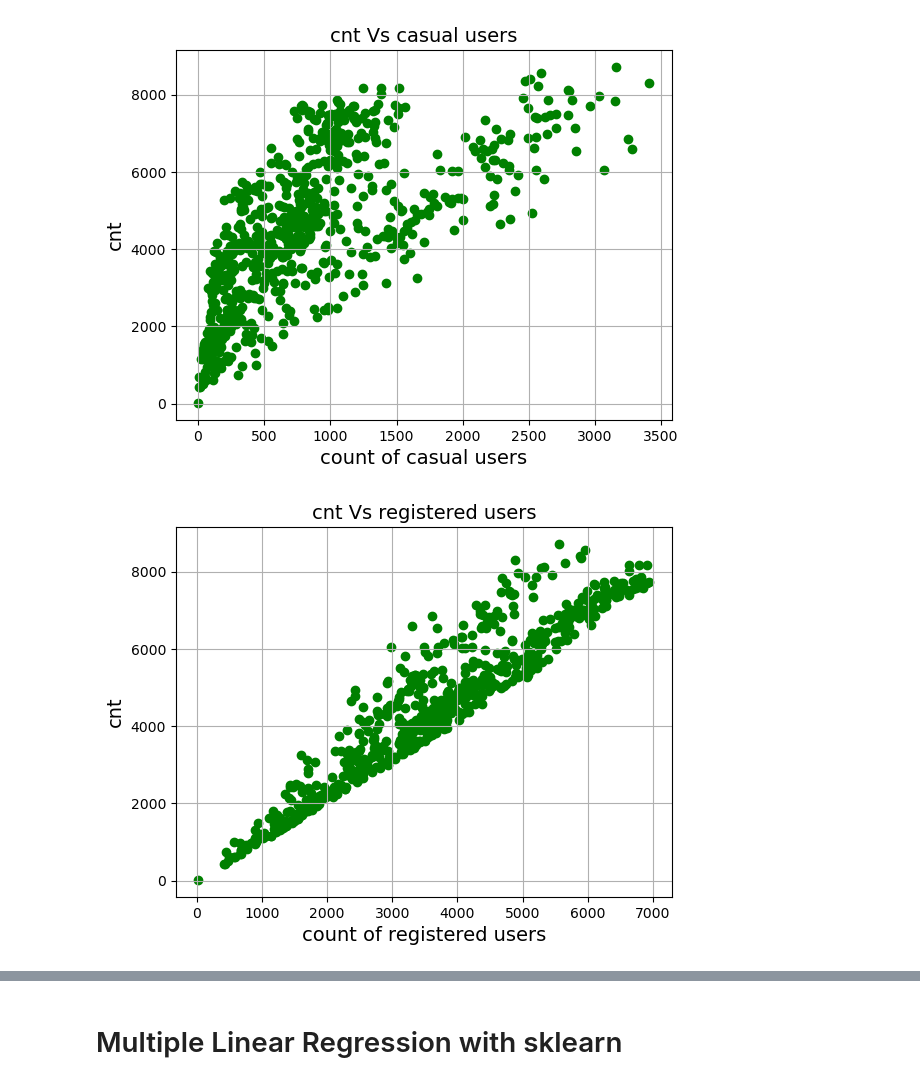
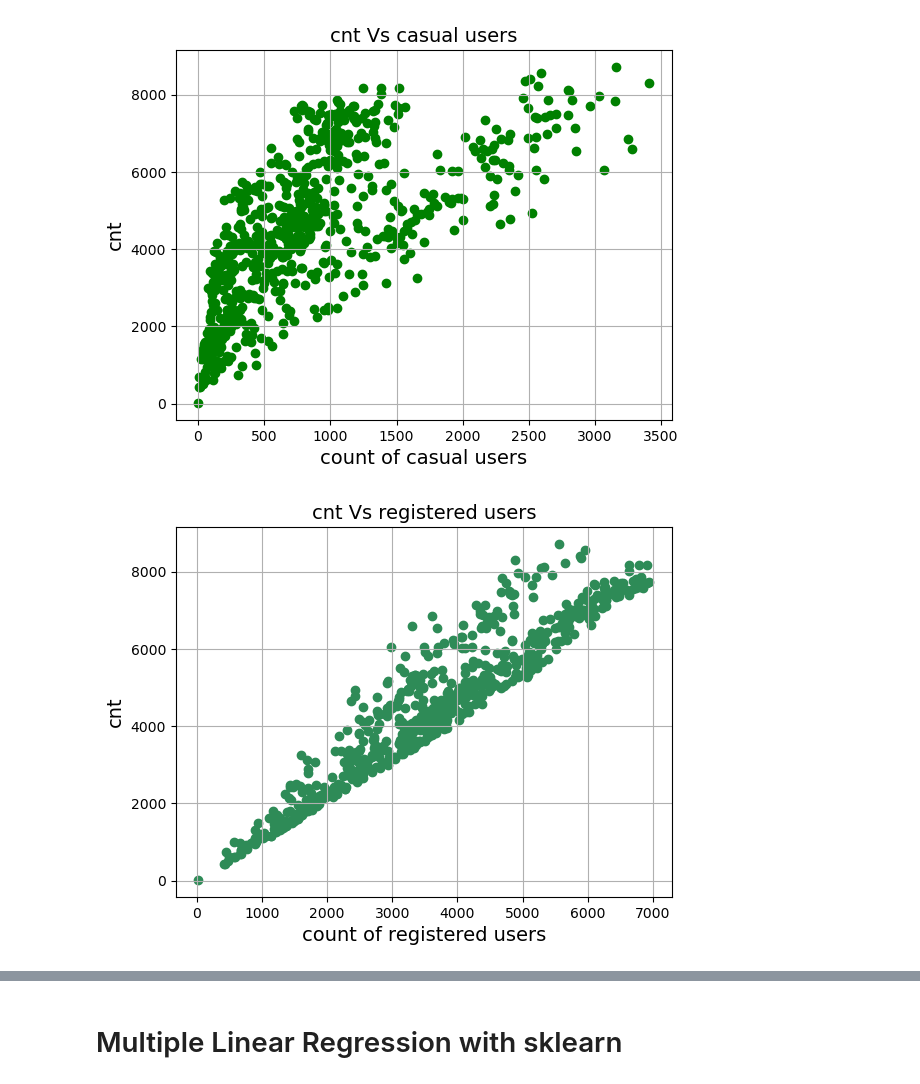
Before and after one commit to Ph1lippK/VAWI, a Jupyter notebook: Assignment_02_MatrikelNrTBD.ipynb, the cells around one changed output, grey strips where cells are left out. Cells and saved outputs as stored; diff of their text form; code cells hidden in the pictures.

```diff
--- a/Assignment_02_MatrikelNrTBD.ipynb
+++ b/Assignment_02_MatrikelNrTBD.ipynb
@@ -61,11 +153,11 @@ plt.show()
 # %% [output]
 [figure]
 # %%
-plt.scatter(df['registered'], df['cnt'], color='green')
+plt.scatter(df['registered'], df['cnt'], color='seagreen')
 plt.title('cnt Vs registered users', fontsize=14)
 plt.xlabel('count of registered users', fontsize=14)
 plt.ylabel('cnt', fontsize=14)
 plt.grid(True)
 plt.show()
 # %% [output]
-[figure, old version]
+[figure, new version]
```
Also changed, not shown: parts of 39 cells of this notebook, 1 other file.
